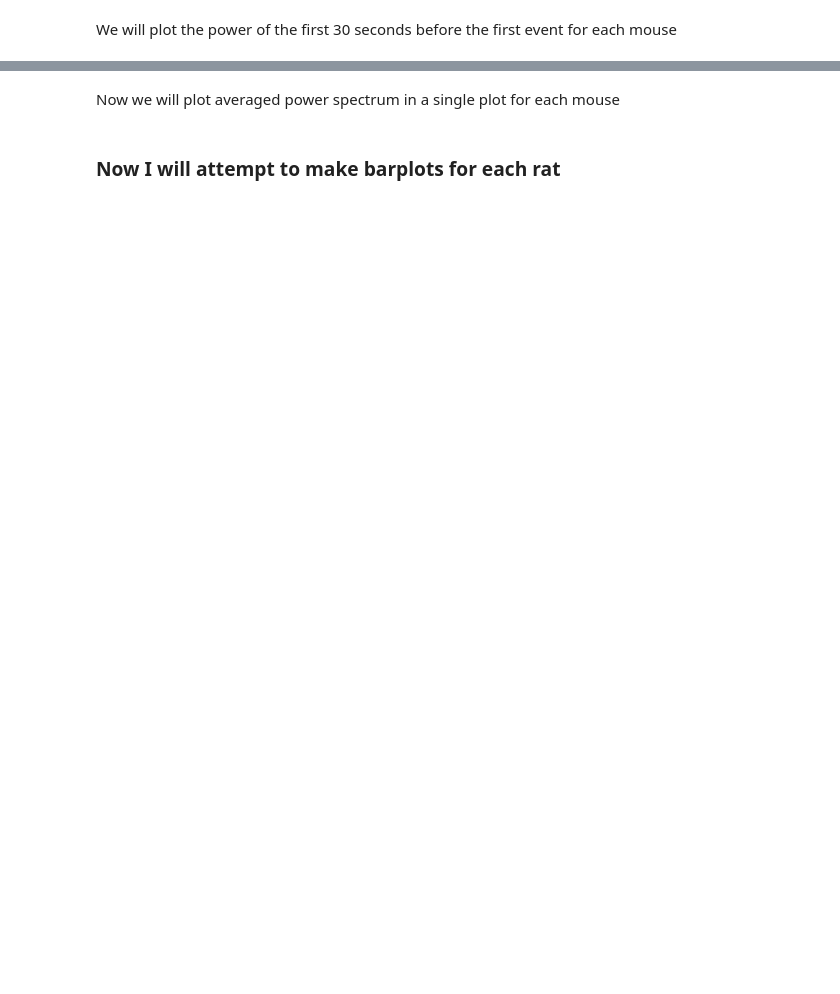
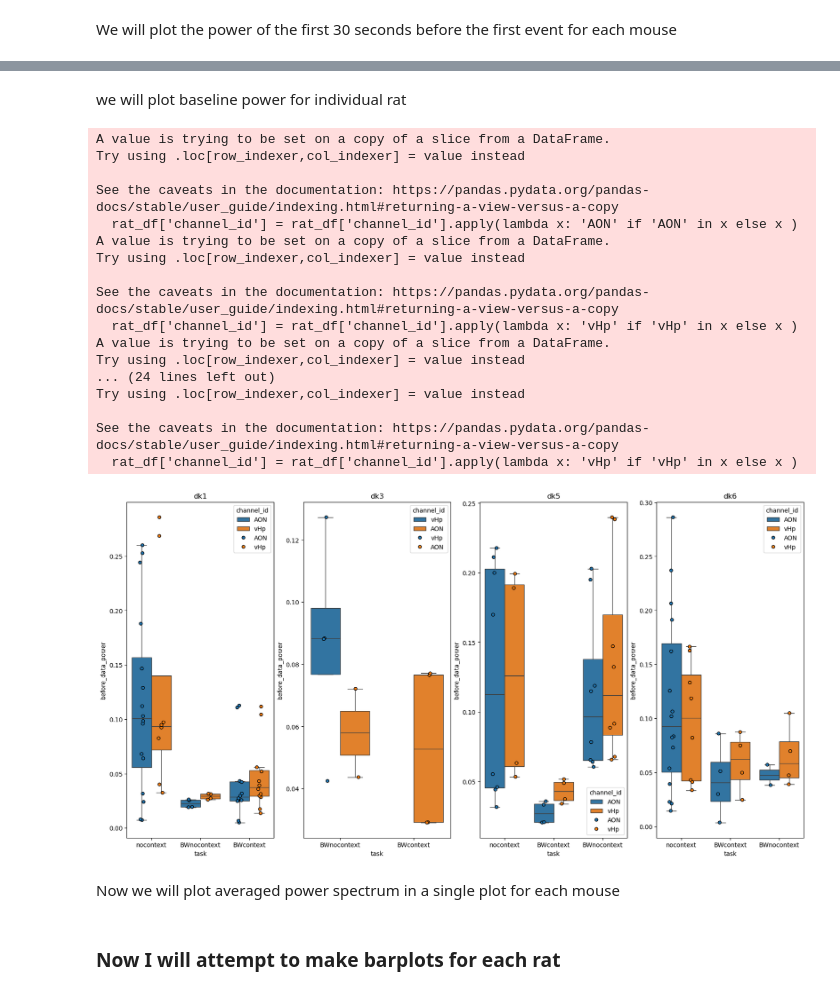
Before and after one commit to namanagrawal97/cpl_analysis_naman, a Jupyter notebook: 02_power_spectrum.ipynb, the cells around one changed output, grey strips where cells are left out. Cells and saved outputs as stored; diff of their text form; code cells hidden in the pictures; blank space fills up the shorter version.

Commit message:
data_filter cross checked. power spectrum generation generates baseline power

```diff
--- a/02_power_spectrum.ipynb
+++ b/02_power_spectrum.ipynb
@@ -23,7 +23,7 @@ user= (getpass.getuser())
 print("Hello", user)
 
 base='C:\\Users\\{}\\Dropbox\\CPLab'.format(user)
-files = glob.glob(base+'\\all_data_mat_filtered\\*.mat')
+files = glob.glob(base+'\\all_data_mat\\*.mat')
 savepath = base+'\\results\\'
 print(files)
 # %% [output]
@@ -128,6 +38,8 @@ import numpy as np
 import pandas as pd
 import matplotlib.pyplot as plt
 #files=['C:\\Users\\sinha\\Dropbox\\CPLab\\all_data_mat_filtered\\20230529_dk1_nocontext.mat']
+event_data_df=[]
+
 events_codes_all = {}
 before_data_power_df=pd.DataFrame(columns=['mouse_id','task','channel_id','before_data_power'])
 averaged_data=pd.DataFrame(columns=['mouse_id','task','channel_id','average_power_spectrum'])
@@ -189,7 +101,6 @@ for file in files:
                 compiled_data_welch = []
                 power_spectra_welch = []
 
-                event_data_df=[]
 
                 for i, epochi in enumerate(epochs):
                     door_timestamp = epochi[0][0]
@@ -208,6 +119,7 @@ for file in files:
                     event_row=[]
                     event_row.append(mouse_id)
                     event_row.append(task)
+                    event_row.append(channeli)
                     event_row.append(i)
 
                     for event_data in event_data_list:
@@ -223,7 +135,6 @@ for file in files:
                     compiled_data_welch.append([i, f_w, sxx_w])
                     power_spectra_welch.append(sxx_w)
 
-                event_data_compiled_df = pd.DataFrame(event_data_df, columns=['mouse_id','task','trial','door before', 'door after', 'dig before', 'dig after'])
 
                 compiled_data_df = pd.DataFrame(compiled_data, columns=['Trial', 'Frequency Axis', 'Power Spectrum'])
                 compiled_data_df_welch = pd.DataFrame(compiled_data_welch, columns=['Trial', 'Frequency Axis', 'Power Spectrum'])
@@ -258,3 +169,5 @@ for file in files:
                     'average_power_spectrum':[average_power_spectrum_welch]
                 })
                 averaged_data_welch=pd.concat([averaged_data_welch,row])
+
+event_data_compiled_df = pd.DataFrame(event_data_df, columns=['mouse_id','task','channel_id','trial','door before', 'door after', 'dig before', 'dig after'])
@@ -299,3 +277,54 @@ fig.savefig(os.path.join(savepath,'baselinepower.png'),format='png',dpi=300, bbo
+# %% [markdown]
+we will plot baseline power for individual rat
+# %%
+import seaborn as sns
+brain_areas = ['AON', 'vHp']
+rats = np.unique(before_data_power_df['mouse_id'])
+
+fig,axs=plt.subplots(nrows=1, ncols=len(rats), figsize=(20,10))
+axs=axs.flatten()
+for i,rat in enumerate(rats):
+    rat_dict={}
+    rat_df=before_data_power_df[before_data_power_df['mouse_id']==rat]
+    rat_df['channel_id'] = rat_df['channel_id'].apply(lambda x: 'AON' if 'AON' in x else x )
+    rat_df['channel_id'] = rat_df['channel_id'].apply(lambda x: 'vHp' if 'vHp' in x else x )
+    tasks = np.unique(rat_df['task'])
+
+    for task in tasks:
+        rat_dict[task]=np.array(rat_df[rat_df['task']==task]['before_data_power'])
+
+    # Convert task_dict to a DataFrame
+    rat_df_csv = pd.DataFrame.from_dict(rat_dict, orient='index').transpose()
+
+    # Save the DataFrame as a CSV file
+    #rat_df_csv.to_csv(os.path.join(savepath,f'task_{rat}_baseline_power.csv'), index=False)
+
+    #Plotting the thing
+    ax=axs[i]
+    sns.boxplot(x=rat_df['task'], y=rat_df['before_data_power'],showfliers=False, hue=rat_df['channel_id'],ax=ax)
+    sns.stripplot(x=rat_df['task'], y=rat_df['before_data_power'], hue=rat_df['channel_id'],ax=ax, jitter=True, dodge=True,edgecolor='black',linewidth=1)
+
+    ax.set_title(f'{rat}')
+#fig.savefig(os.path.join(savepath,'baselinepower.png'),format='png',dpi=300, bbox_inches='tight')
+# %% [output]
+A value is trying to be set on a copy of a slice from a DataFrame.
+Try using .loc[row_indexer,col_indexer] = value instead
+
+See the caveats in the documentation: https://pandas.pydata.org/pandas-docs/stable/user_guide/indexing.html#returning-a-view-versus-a-copy
+  rat_df['channel_id'] = rat_df['channel_id'].apply(lambda x: 'AON' if 'AON' in x else x )
+A value is trying to be set on a copy of a slice from a DataFrame.
+Try using .loc[row_indexer,col_indexer] = value instead
+
+See the caveats in the documentation: https://pandas.pydata.org/pandas-docs/stable/user_guide/indexing.html#returning-a-view-versus-a-copy
+  rat_df['channel_id'] = rat_df['channel_id'].apply(lambda x: 'vHp' if 'vHp' in x else x )
+A value is trying to be set on a copy of a slice from a DataFrame.
+Try using .loc[row_indexer,col_indexer] = value instead
+... (24 lines left out)
+Try using .loc[row_indexer,col_indexer] = value instead
+
+See the caveats in the documentation: https://pandas.pydata.org/pandas-docs/stable/user_guide/indexing.html#returning-a-view-versus-a-copy
+  rat_df['channel_id'] = rat_df['channel_id'].apply(lambda x: 'vHp' if 'vHp' in x else x )
+[figure, added]
 # %% [markdown]
 Now we will plot averaged power spectrum in a single plot for each mouse
 # %%
```
Also changed, not shown: parts of 9 cells of this notebook, 2 other files.
